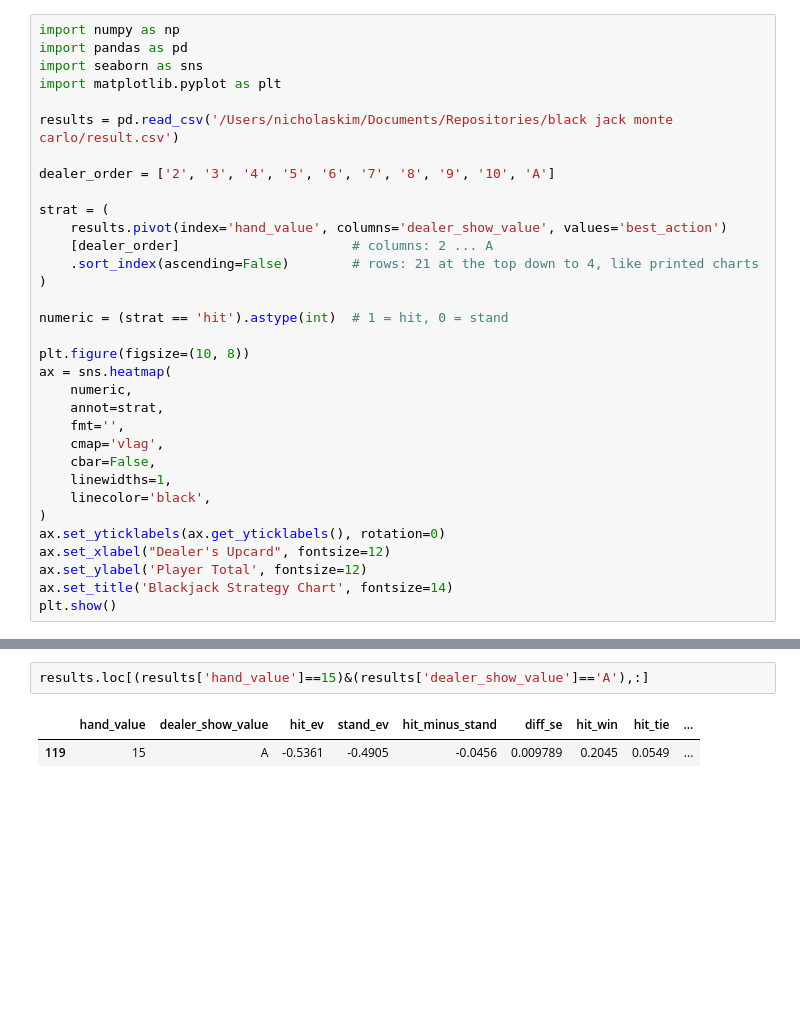
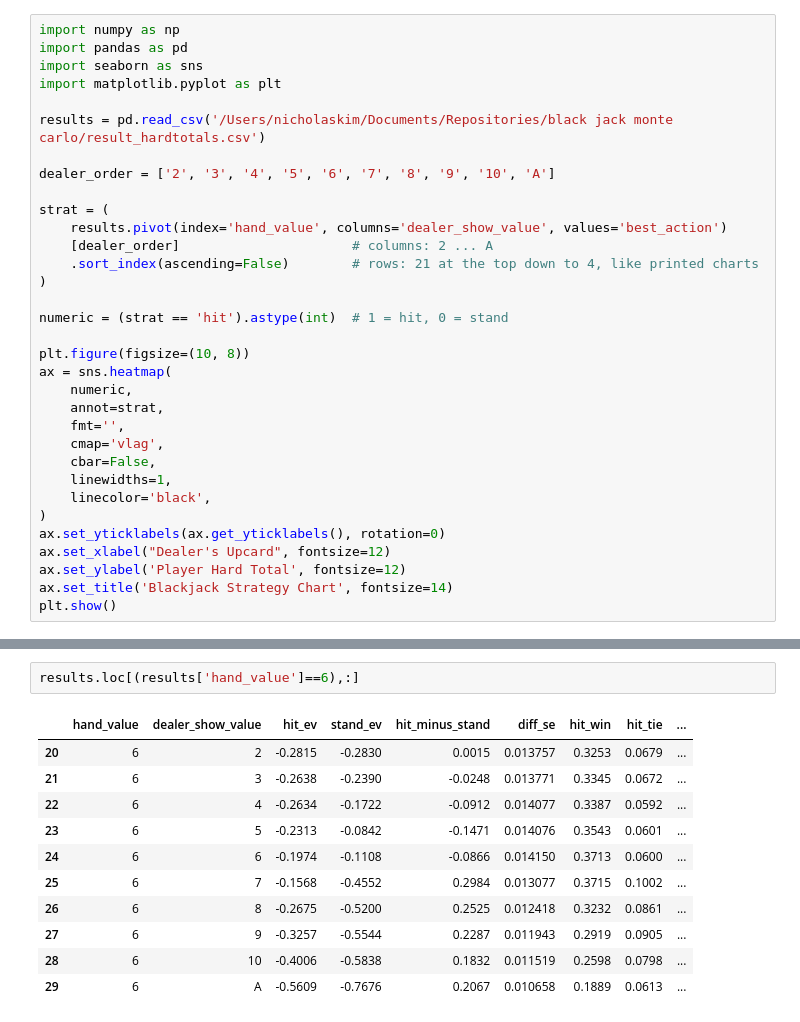
Before and after one commit to nicholaskim1004/black-jack-monte-carlo, a Jupyter notebook: analysis.ipynb, the cells around one changed output, grey strips where cells are left out. Cells and saved outputs as stored; diff of their text form; blank space fills up the shorter version.

```diff
--- a/analysis.ipynb
+++ b/analysis.ipynb
@@ -4,7 +4,7 @@ import pandas as pd
 import seaborn as sns
 import matplotlib.pyplot as plt
 
-results = pd.read_csv('/Users/nicholaskim/Documents/Repositories/black jack monte carlo/result.csv')
+results = pd.read_csv('/Users/nicholaskim/Documents/Repositories/black jack monte carlo/result_hardtotals.csv')
 
 dealer_order = ['2', '3', '4', '5', '6', '7', '8', '9', '10', 'A']
 
@@ -28,7 +28,7 @@ ax = sns.heatmap(
 )
 ax.set_yticklabels(ax.get_yticklabels(), rotation=0)
 ax.set_xlabel("Dealer's Upcard", fontsize=12)
-ax.set_ylabel('Player Total', fontsize=12)
+ax.set_ylabel('Player Hard Total', fontsize=12)
 ax.set_title('Blackjack Strategy Chart', fontsize=14)
 plt.show()
 # %% [output]
@@ -53,6 +53,15 @@ diff_ordered.loc[diff_ordered['hit_minus_stand'] > 0,:]
 102 rows × 14 columns
 # %%
-results.loc[(results['hand_value']==15)&(results['dealer_show_value']=='A'),:]
+results.loc[(results['hand_value']==6),:]
 # %% [output]
 |  | hand_value | dealer_show_value | hit_ev | stand_ev | hit_minus_stand | diff_se | hit_win | hit_tie | ... |
-| 119 | 15 | A | -0.5361 | -0.4905 | -0.0456 | 0.009789 | 0.2045 | 0.0549 | ... |
+| 20 | 6 | 2 | -0.2815 | -0.2830 | 0.0015 | 0.013757 | 0.3253 | 0.0679 | ... |
+| 21 | 6 | 3 | -0.2638 | -0.2390 | -0.0248 | 0.013771 | 0.3345 | 0.0672 | ... |
+| 22 | 6 | 4 | -0.2634 | -0.1722 | -0.0912 | 0.014077 | 0.3387 | 0.0592 | ... |
+| 23 | 6 | 5 | -0.2313 | -0.0842 | -0.1471 | 0.014076 | 0.3543 | 0.0601 | ... |
+| 24 | 6 | 6 | -0.1974 | -0.1108 | -0.0866 | 0.014150 | 0.3713 | 0.0600 | ... |
+| 25 | 6 | 7 | -0.1568 | -0.4552 | 0.2984 | 0.013077 | 0.3715 | 0.1002 | ... |
+| 26 | 6 | 8 | -0.2675 | -0.5200 | 0.2525 | 0.012418 | 0.3232 | 0.0861 | ... |
+| 27 | 6 | 9 | -0.3257 | -0.5544 | 0.2287 | 0.011943 | 0.2919 | 0.0905 | ... |
+| 28 | 6 | 10 | -0.4006 | -0.5838 | 0.1832 | 0.011519 | 0.2598 | 0.0798 | ... |
+| 29 | 6 | A | -0.5609 | -0.7676 | 0.2067 | 0.010658 | 0.1889 | 0.0613 | ... |
```
Also changed, not shown: parts of 5 cells of this notebook, 1 other file.
